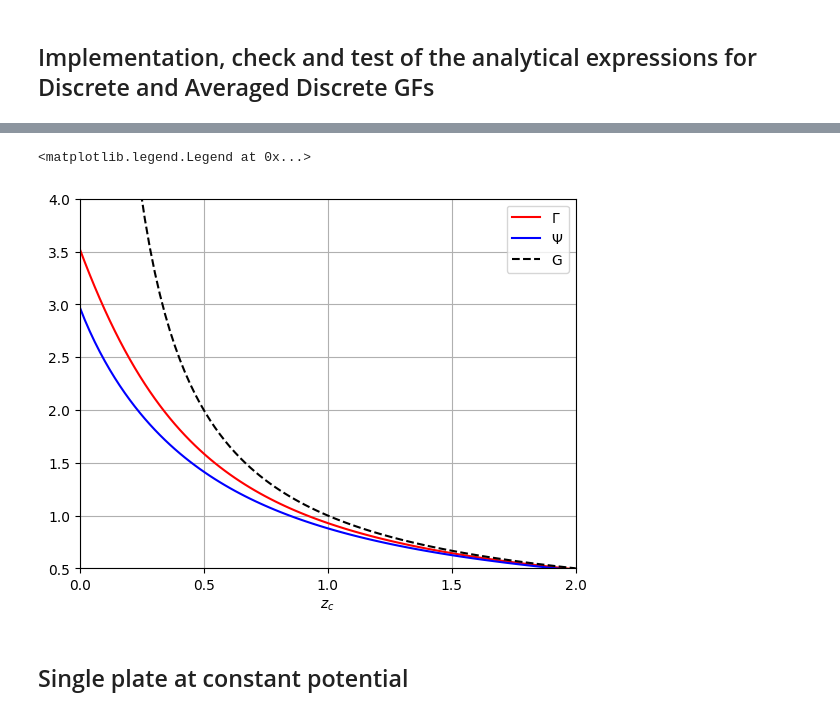
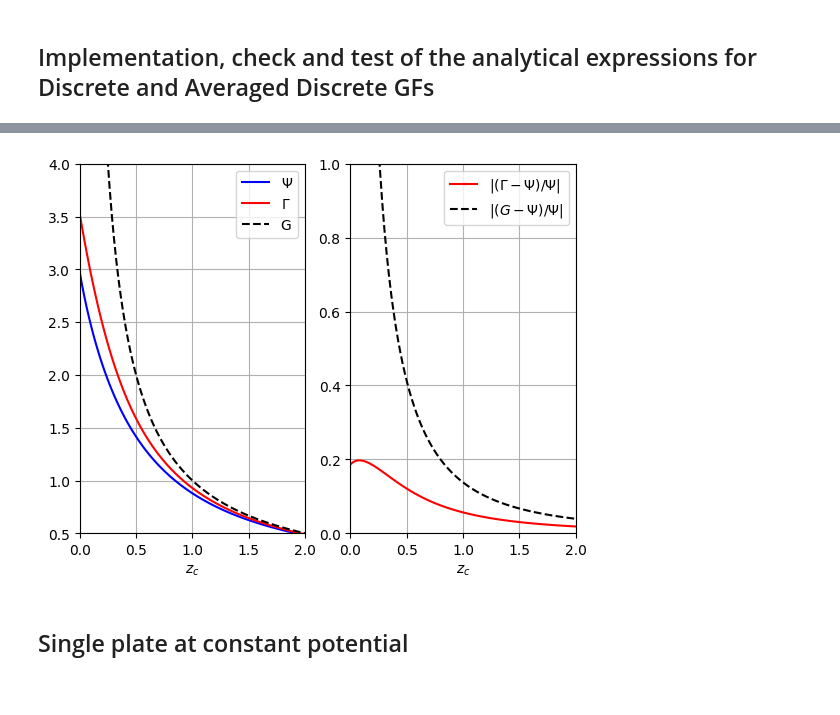
Before and after one commit to pcrespov/maths-n-friends, a Jupyter notebook: electrostatics-mosig/notes.ipynb, the cells around one changed output, grey strips where cells are left out. Cells and saved outputs as stored; diff of their text form; code cells hidden in the pictures.

```diff
--- a/electrostatics-mosig/notes.ipynb
+++ b/electrostatics-mosig/notes.ipynb
@@ -42,26 +59,37 @@ zc = np.linspace(0, 2, 100)
 Gamma_z = discrete_green_function(xc, yc, zc, a=1, b=1)
 Psi_z = average_discrete_green_function(xc, yc, zc, a=1, b=1)
 G_z = green_function(xc, yc, zc)
+
+rerror_Gamma_z = relative_error(Gamma_z, Psi_z)
+rerror_G_z = relative_error(G_z, Psi_z)
-# %%
-# Fig 3b
-
-import matplotlib.pyplot as plt
-
-fig, ax = plt.subplots()
-
-ax.plot(zc, Gamma_z, 'r-', label="$\Gamma$")
-ax.plot(zc, Psi_z, 'b-', label="$\Psi$")
-ax.plot(zc, G_z, 'k--', label="G")
-
-ax.set_xlim([0,2])
-ax.set_ylim([0.5, 4])
-ax.set_xlabel("$z_c$")
-ax.set_xticks([0, 0.5, 1, 1.5, 2])
-ax.grid()
-ax.legend()
-# %% [output]
-<matplotlib.legend.Legend at 0x...>
-[figure, removed]
+# %%
+# Fig 3b
+
+
+fig, (ax, ax_e) = plt.subplots(1,2)
+
+ax.plot(zc, Psi_z, 'b-', label="$\Psi$")
+ax.plot(zc, Gamma_z, 'r-', label="$\Gamma$")
+ax.plot(zc, G_z, 'k--', label="G")
+
+apply_style(ax)
+ax.set_xlabel("$z_c$")
+ax.set_ylim([0.5, 4])
+
+ax_e.plot(zc, rerror_Gamma_z, 'r-', label="$|(\Gamma - \Psi) / \Psi|$")
+ax_e.plot(zc, rerror_G_z, 'k--', label="$|(G - \Psi)/\Psi|$")
+
+#n = 10
+#ax_e.errorbar(zc[::n], Gamma_z[::n], relative_error(Gamma_z)[::n], 0, fmt='ro-', label="$\Gamma$")
+#ax_e.errorbar(zc[::n], G[::n],  relative_error(G)[::n], 0 , fmt='ko--', label="G")
+
+apply_style(ax_e)
+ax_e.set_xlabel("$z_c$")
+ax_e.set_ylim([0, 1])
+
+fig.savefig("fig3b.pdf")
+# %% [output]
+[figure, added]
 # %% [markdown]
 ## Single plate at constant potential
 # %%
```
Also changed, not shown: parts of 3 cells of this notebook.
